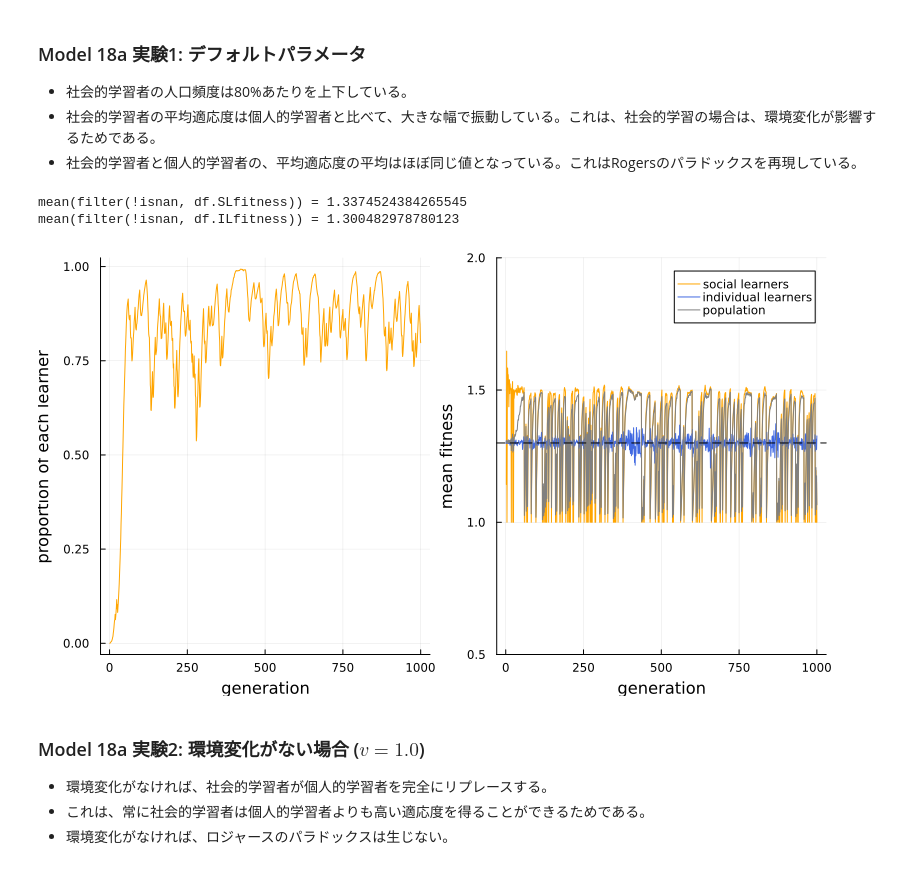
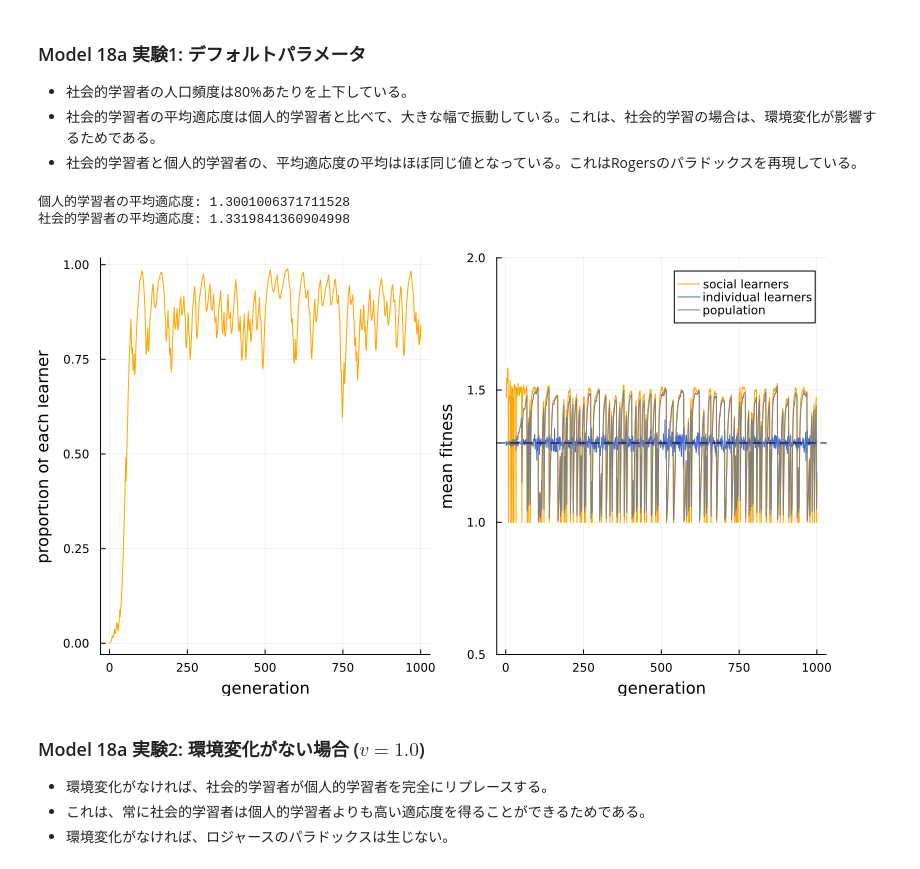
Before and after one commit to mas178/social-simulation, a Jupyter notebook: Mesoudi2021/model18_the_evolution_of_social_learning.ipynb, the cells around one changed output. Drawn from its saved outputs; the diff is of its cells as text; code cells hidden in the pictures.

```diff
--- a/Mesoudi2021/model18_the_evolution_of_social_learning.ipynb
+++ b/Mesoudi2021/model18_the_evolution_of_social_learning.ipynb
@@ -165,7 +78,7 @@ function rogers_model(;
         update_fitnesses!(agent_df, b, cᵢ)
         record_frequency_and_fitnesses!(output_df, agent_df, time_step)
         selection_and_reproduction!(agent_df)
-        mutation_IL_SL!(agent_df, μ)
+        mutation_18a!(agent_df, μ)
     end
 
     output_df.predictedILfitness .= 1 + b * pᵢ - cᵢ
@@ -179,14 +92,11 @@ end;
 - 社会的学習者の平均適応度は個人的学習者と比べて、大きな幅で振動している。これは、社会的学習の場合は、環境変化が影響するためである。
 - 社会的学習者と個人的学習者の、平均適応度の平均はほぼ同じ値となっている。これはRogersのパラドックスを再現している。
 # %%
-df = rogers_model()
-@show mean(filter(!isnan, df.SLfitness))
-@show mean(filter(!isnan, df.ILfitness))
-plot_output(df)
+plot_model18(rogers_model())
 # %% [output]
-mean(filter(!isnan, df.SLfitness)) = 1.3374524384265545
-mean(filter(!isnan, df.ILfitness)) = 1.300482978780123
+個人的学習者の平均適応度: 1.3001006371711528
+社会的学習者の平均適応度: 1.3319841360904998
-[figure, old version]
+[figure, new version]
 # %% [markdown]
 ### Model 18a 実験2: 環境変化がない場合 ($v = 1.0$)
 
```
Also changed, not shown: parts of 8 cells of this notebook, 21 other files.
